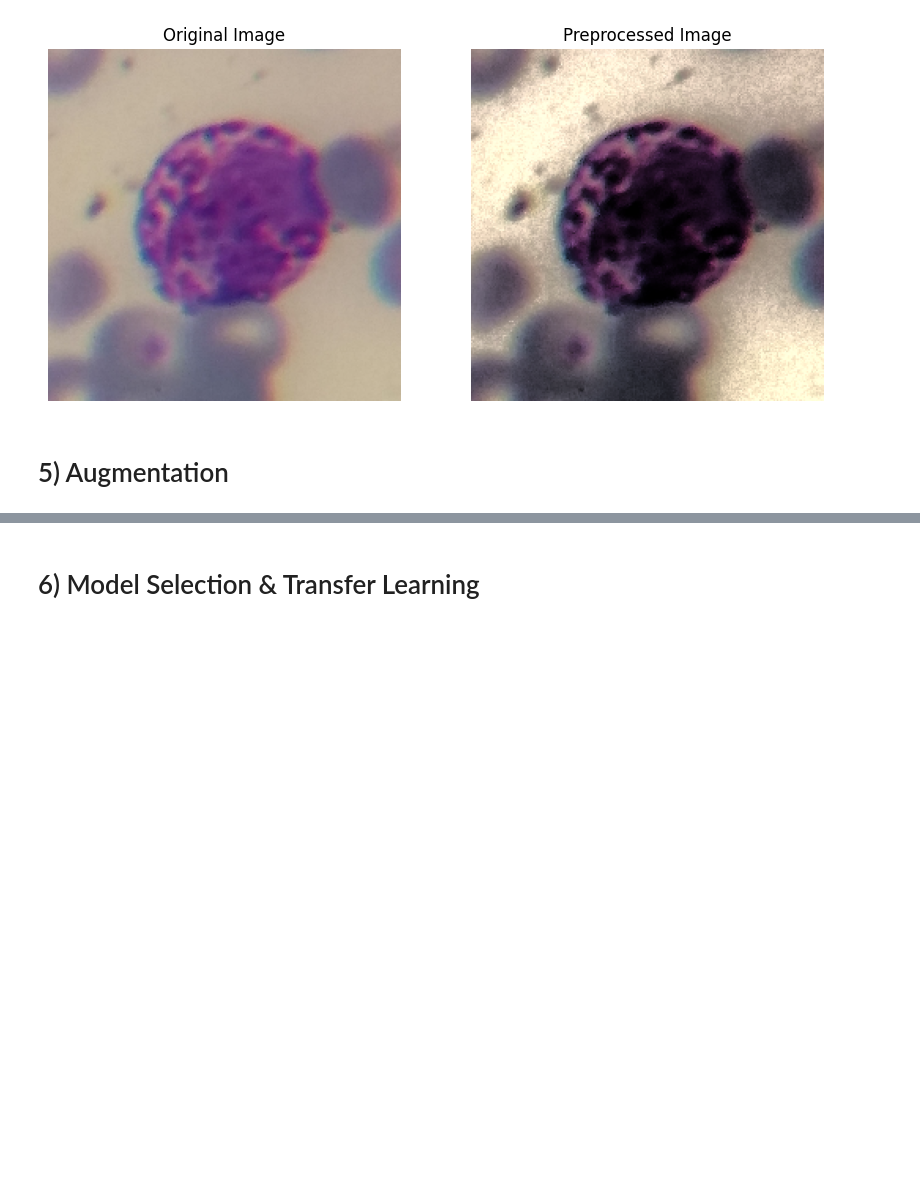
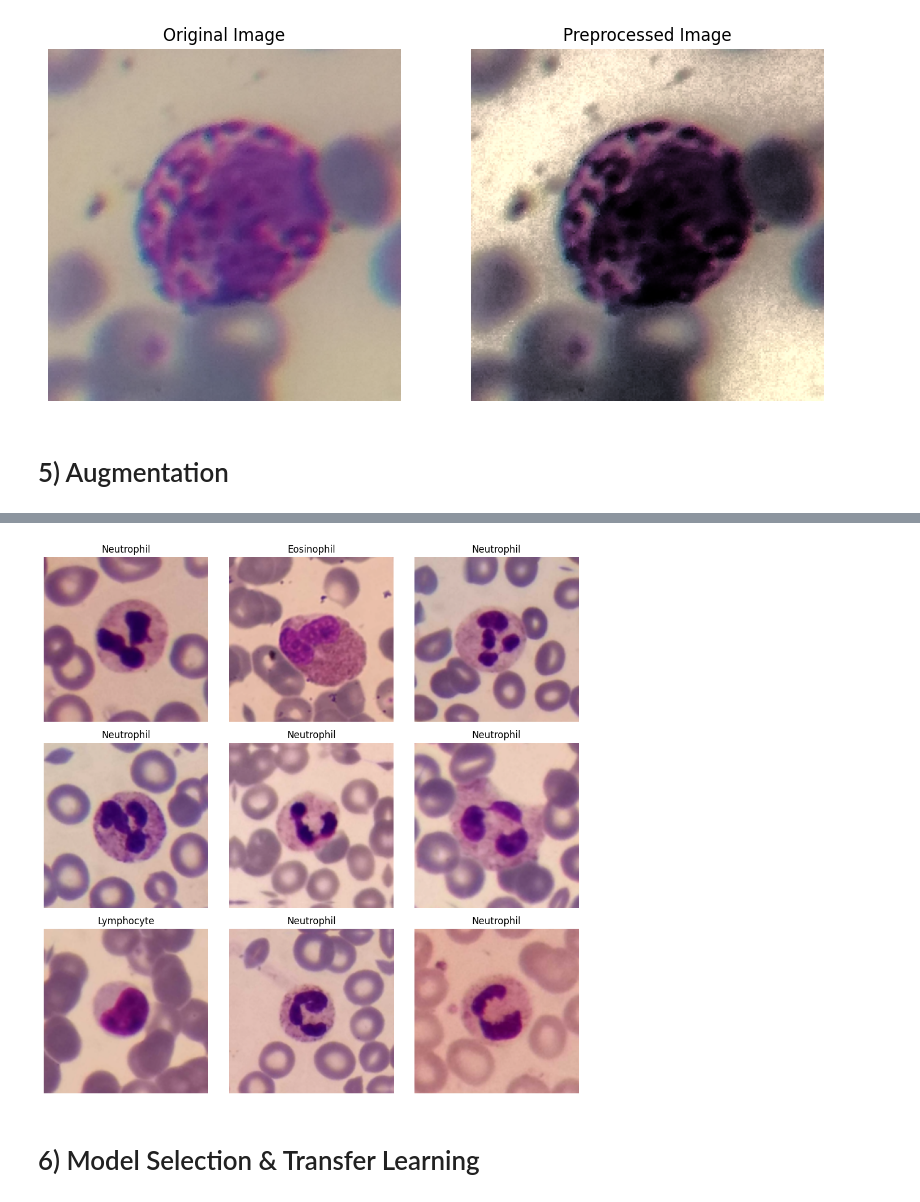
Before and after one commit to kadi-2001/GP_project, a Jupyter notebook: notebooks/GP (1).ipynb, the cells around one changed output, grey strips where cells are left out. Drawn from its saved outputs; the diff is of its cells as text; code cells hidden in the pictures; blank space fills up the shorter version.

```diff
--- a/notebooks/GP (1).ipynb
+++ b/notebooks/GP (1).ipynb
@@ -488,6 +421,0 @@ Augmentation applied successfully
-# %%
-# Check one batch from TensorFlow dataset
-for images, labels in train_data.take(1):
-    print("Images shape:", images.shape)
-    print("Labels shape:", labels.shape)
-    print("First labels:", labels[:5].numpy())
@@ -499,3 +422,40 @@ First labels: [4 4 4 4 2]
+# %%
+import tensorflow as tf
+import matplotlib.pyplot as plt
+
+data_augmentation = tf.keras.Sequential([
+    tf.keras.layers.RandomFlip("horizontal"),
+    tf.keras.layers.RandomRotation(0.1),
+    tf.keras.layers.RandomZoom(0.1),
+    tf.keras.layers.RandomContrast(0.1),
+], name="data_augmentation")
+
+
+augmented_train_data = train_data.map(
+    lambda x, y: (data_augmentation(x, training=True), y),
+    num_parallel_calls=tf.data.AUTOTUNE
+)
+
+
+augmented_train_data = augmented_train_data.prefetch(buffer_size=tf.data.AUTOTUNE)
+val_data = val_data.prefetch(buffer_size=tf.data.AUTOTUNE)
+
+class_names = train_data.class_names
+
+plt.figure(figsize=(10, 10))
+
+for images, labels in augmented_train_data.take(1):
+    for i in range(9):
+        ax = plt.subplot(3, 3, i + 1)
+        img = tf.cast(images[i], tf.uint8)
+        plt.imshow(img.numpy())
+        plt.title(class_names[labels[i]])
+        plt.axis("off")
+
+plt.tight_layout()
+plt.show()
+# %% [output]
+[figure, added]
 # %% [markdown]
 # 6) Model Selection & Transfer Learning
 # %%
```
Also changed, not shown: parts of 11 cells of this notebook, 2 other files.
